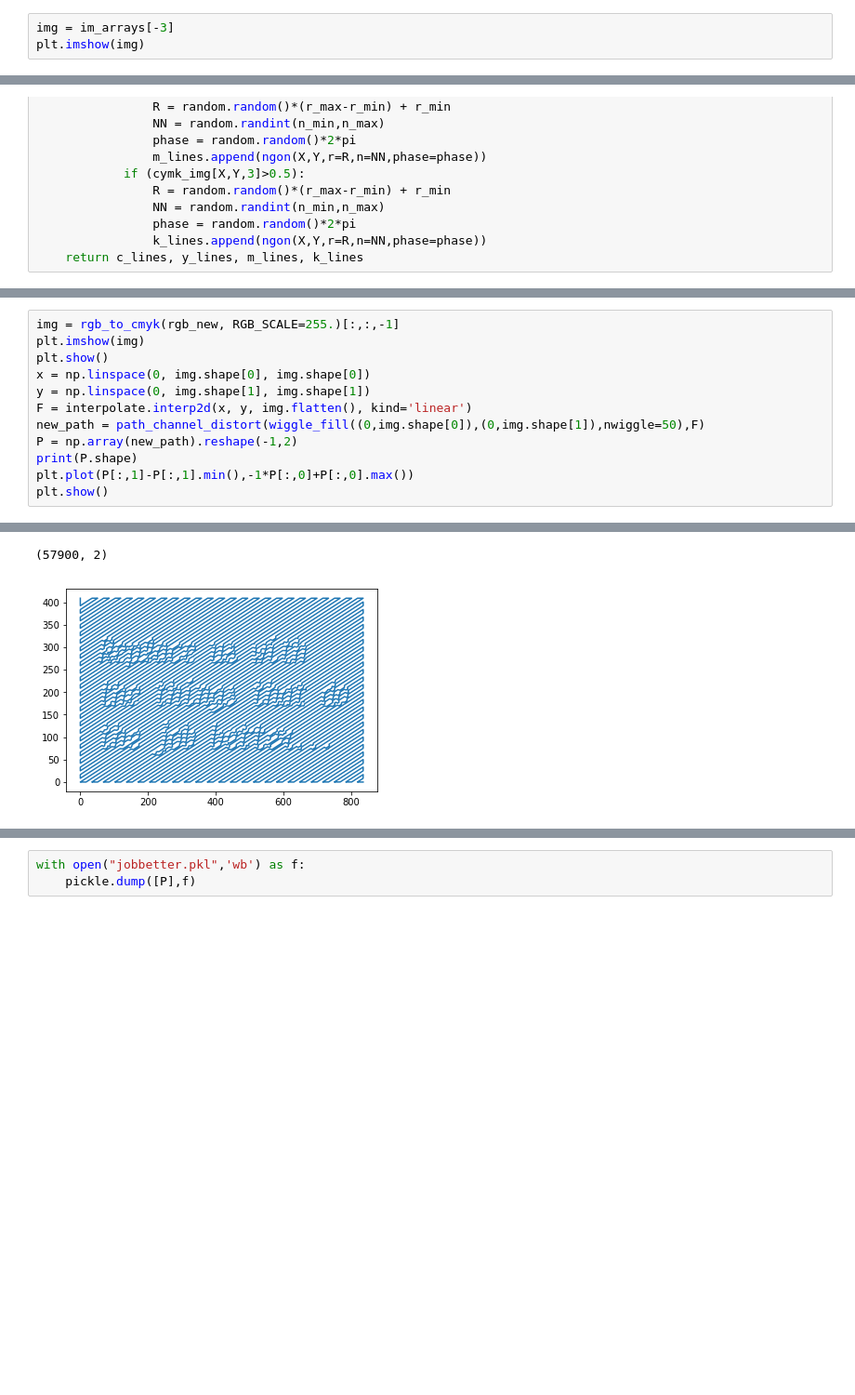
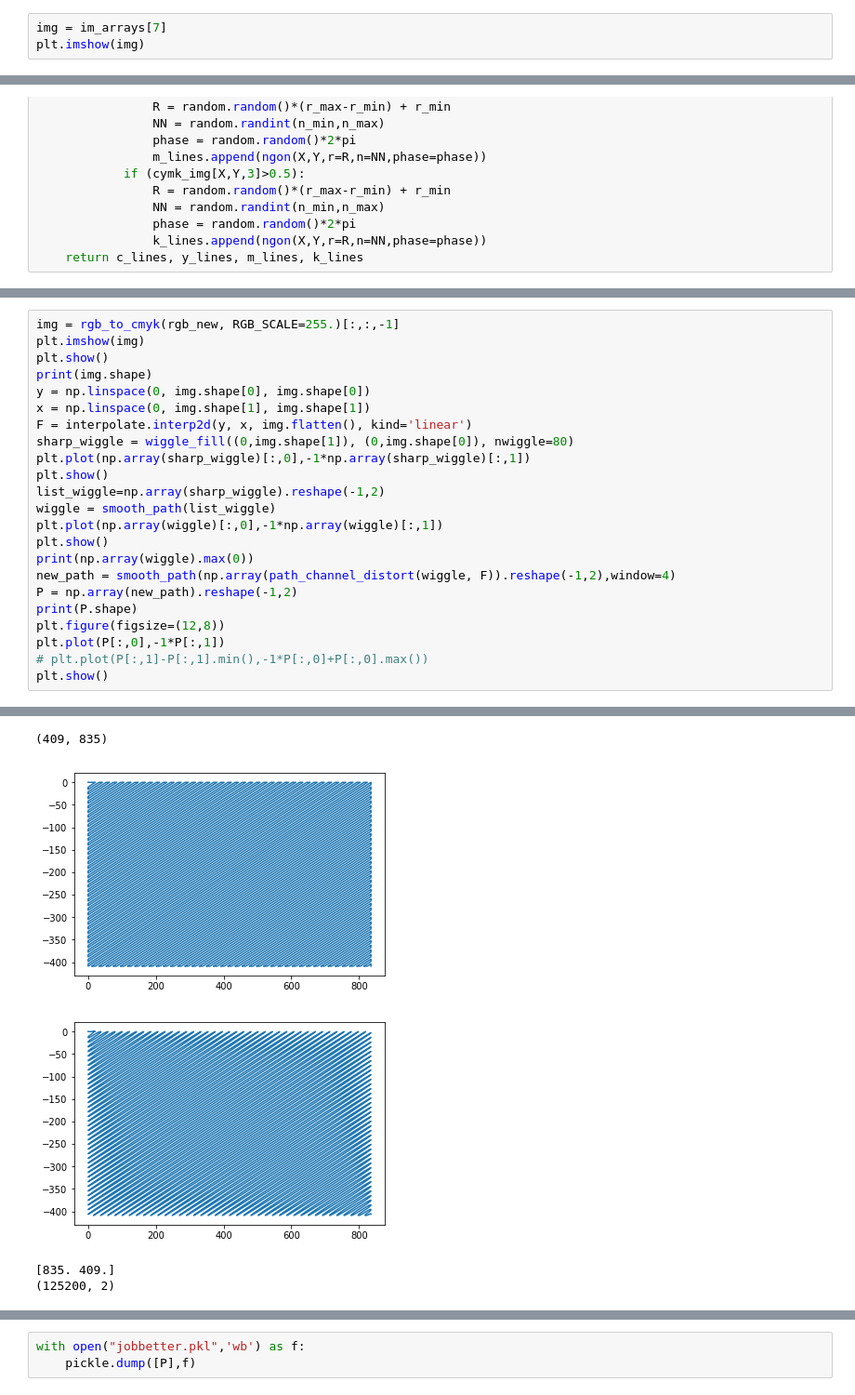
Before and after one commit to jparkhill/python_polargraph, a Jupyter notebook: Generative image art.ipynb, the cells around one changed output, grey strips where cells are left out. Shown at 93% size. Saved outputs shown, nothing was run; the diff lists cells and outputs as text; blank space fills up the shorter version.

```diff
--- a/Generative image art.ipynb
+++ b/Generative image art.ipynb
@@ -52,5 +49,5 @@ files
 # %%
-img = im_arrays[-3]
+img = im_arrays[7]
 plt.imshow(img)
 # %% [output]
 <matplotlib.image.AxesImage at 0x...>
@@ -257,16 +273,30 @@ def path_channel_distort(path,F):
 # %%
 img = rgb_to_cmyk(rgb_new, RGB_SCALE=255.)[:,:,-1]
 plt.imshow(img)
 plt.show()
-x = np.linspace(0, img.shape[0], img.shape[0])
-y = np.linspace(0, img.shape[1], img.shape[1])
-F = interpolate.interp2d(x, y, img.flatten(), kind='linear')
-new_path = path_channel_distort(wiggle_fill((0,img.shape[0]),(0,img.shape[1]),nwiggle=50),F)
+print(img.shape)
+y = np.linspace(0, img.shape[0], img.shape[0])
+x = np.linspace(0, img.shape[1], img.shape[1])
+F = interpolate.interp2d(y, x, img.flatten(), kind='linear')
+sharp_wiggle = wiggle_fill((0,img.shape[1]), (0,img.shape[0]), nwiggle=80)
+plt.plot(np.array(sharp_wiggle)[:,0],-1*np.array(sharp_wiggle)[:,1])
+plt.show()
+list_wiggle=np.array(sharp_wiggle).reshape(-1,2)
+wiggle = smooth_path(list_wiggle)
+plt.plot(np.array(wiggle)[:,0],-1*np.array(wiggle)[:,1])
+plt.show()
+print(np.array(wiggle).max(0))
+new_path = smooth_path(np.array(path_channel_distort(wiggle, F)).reshape(-1,2),window=4)
 P = np.array(new_path).reshape(-1,2)
 print(P.shape)
-plt.plot(P[:,1]-P[:,1].min(),-1*P[:,0]+P[:,0].max())
+plt.figure(figsize=(12,8))
+plt.plot(P[:,0],-1*P[:,1])
+# plt.plot(P[:,1]-P[:,1].min(),-1*P[:,0]+P[:,0].max())
 plt.show()
 # %% [output]
 [figure]
-(57900, 2)
+(409, 835)
-[figure, old version]
+[figure, new version]
+[figure, added]
+[835. 409.]
+(125200, 2)
```
Also changed, not shown: parts of 4 cells of this notebook, 1 other file.
